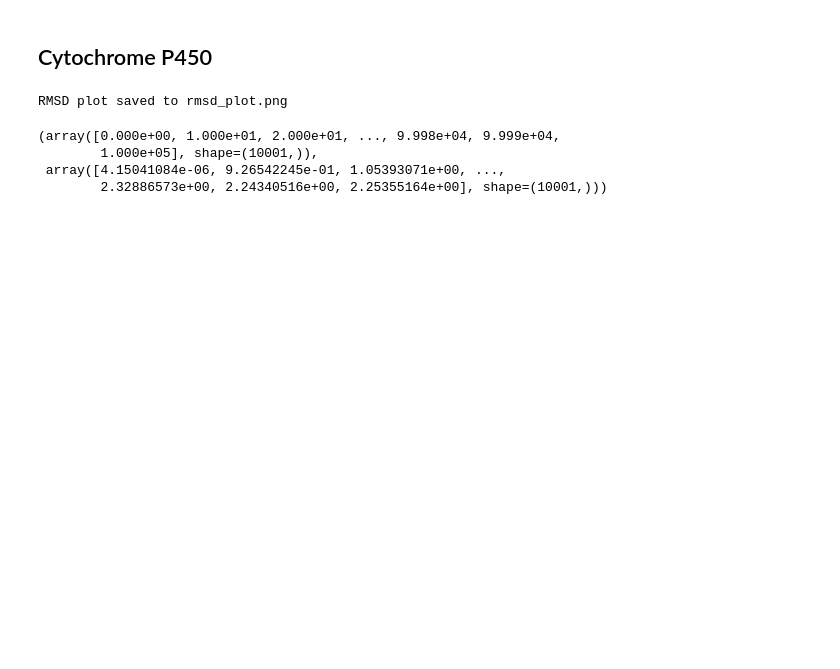
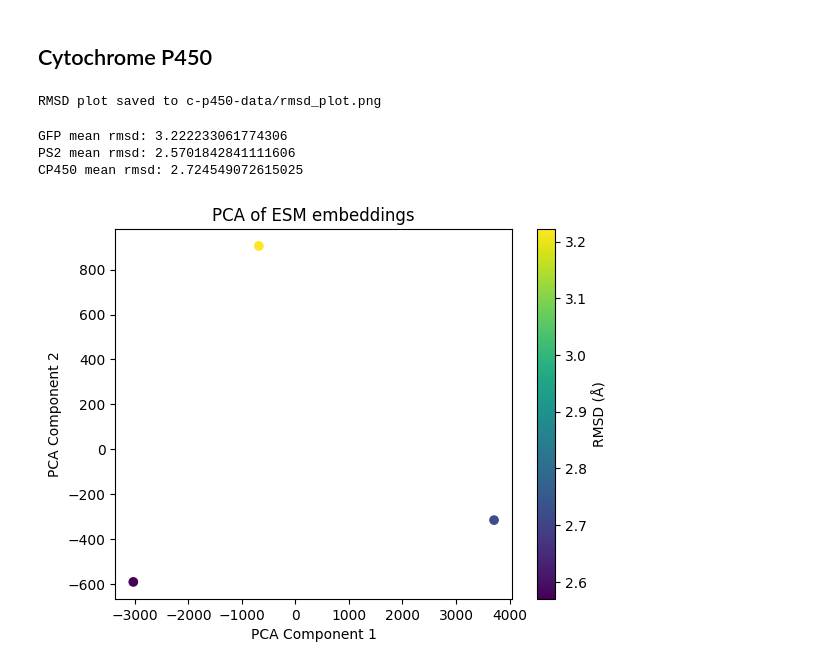
Before and after one commit to pablo-unzueta/agi-hackthon-dec-2024, a Jupyter notebook: analysis.ipynb, the cells around one changed output. Drawn from its saved outputs; the diff is of its cells as text; code cells hidden in the pictures; blank space fills up the shorter version.

```diff
--- a/analysis.ipynb
+++ b/analysis.ipynb
@@ -97,10 +98,42 @@ path = Path("./c-p450-data/")
 u = mda.Universe(path / "structure.pdb", path / "trajectory.xtc")
 # %%
 # compute rmsd for all atoms, backbone and calpha
-compute_trajectory_rmsd(path / "structure.pdb", path / "trajectory.xtc")
+time, rmsd = compute_trajectory_rmsd(
+    path / "structure.pdb", path / "trajectory.xtc", output_path=path / "rmsd_plot.png"
+)
+np.save("c-p450-data/time.npy", time)
+np.save("c-p450-data/rmsd.npy", rmsd)
 # %% [output]
-RMSD plot saved to rmsd_plot.png
+RMSD plot saved to c-p450-data/rmsd_plot.png
-(array([0.000e+00, 1.000e+01, 2.000e+01, ..., 9.998e+04, 9.999e+04,
-        1.000e+05], shape=(10001,)),
- array([4.15041084e-06, 9.26542245e-01, 1.05393071e+00, ...,
-        2.32886573e+00, 2.24340516e+00, 2.25355164e+00], shape=(10001,)))
+# %%
+# calculate average rmsd per protein
+gfp_mean_rmsd = np.load("gfp-data/rmsd.npy").mean()
+ps2_mean_rmsd = np.load("ps-2-data/rmsd.npy").mean()
+cp450_mean_rmsd = np.load("c-p450-data/rmsd.npy").mean()
+print(f"GFP mean rmsd: {gfp_mean_rmsd}")
+print(f"PS2 mean rmsd: {ps2_mean_rmsd}")
+print(f"CP450 mean rmsd: {cp450_mean_rmsd}")
+
+rmsds = np.array([gfp_mean_rmsd, ps2_mean_rmsd, cp450_mean_rmsd])
+# %% [output]
+GFP mean rmsd: 3.222233061774306
+PS2 mean rmsd: 2.5701842841111606
+CP450 mean rmsd: 2.724549072615025
+# %%
+# Overall analysis
+embeddings = np.load("esm-data/embeddings.npy")
+# run pca on embeddings
+pca = PCA(n_components=2)
+embeddings_pca = pca.fit_transform(embeddings)
+# %%
+from matplotlib import pyplot as plt
+
+plt.scatter(embeddings_pca[:, 0], embeddings_pca[:, 1], c=rmsds)
+plt.title("PCA of ESM embeddings")
+plt.xlabel("PCA Component 1")
+plt.ylabel("PCA Component 2")
+# add color bar
+plt.colorbar(label="RMSD (Å)")
+plt.show()
+# %% [output]
+[figure, added]
```
Also changed, not shown: parts of 4 cells of this notebook, 3 other files.
